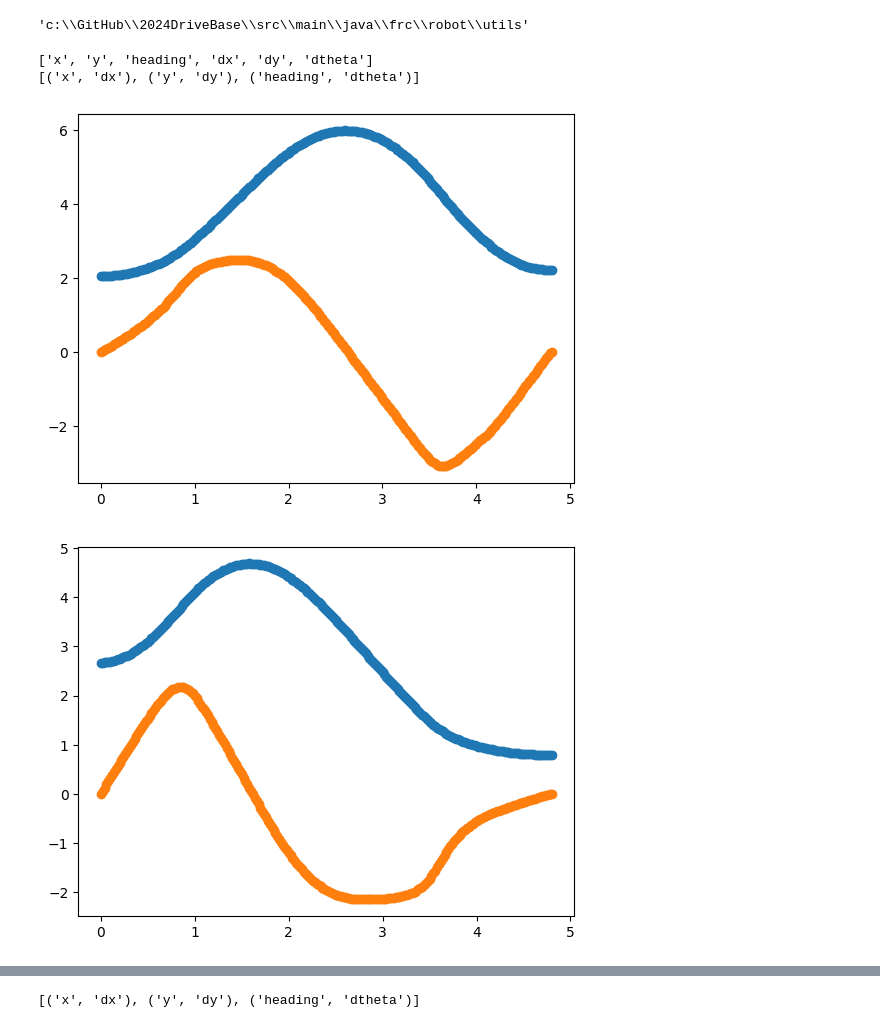
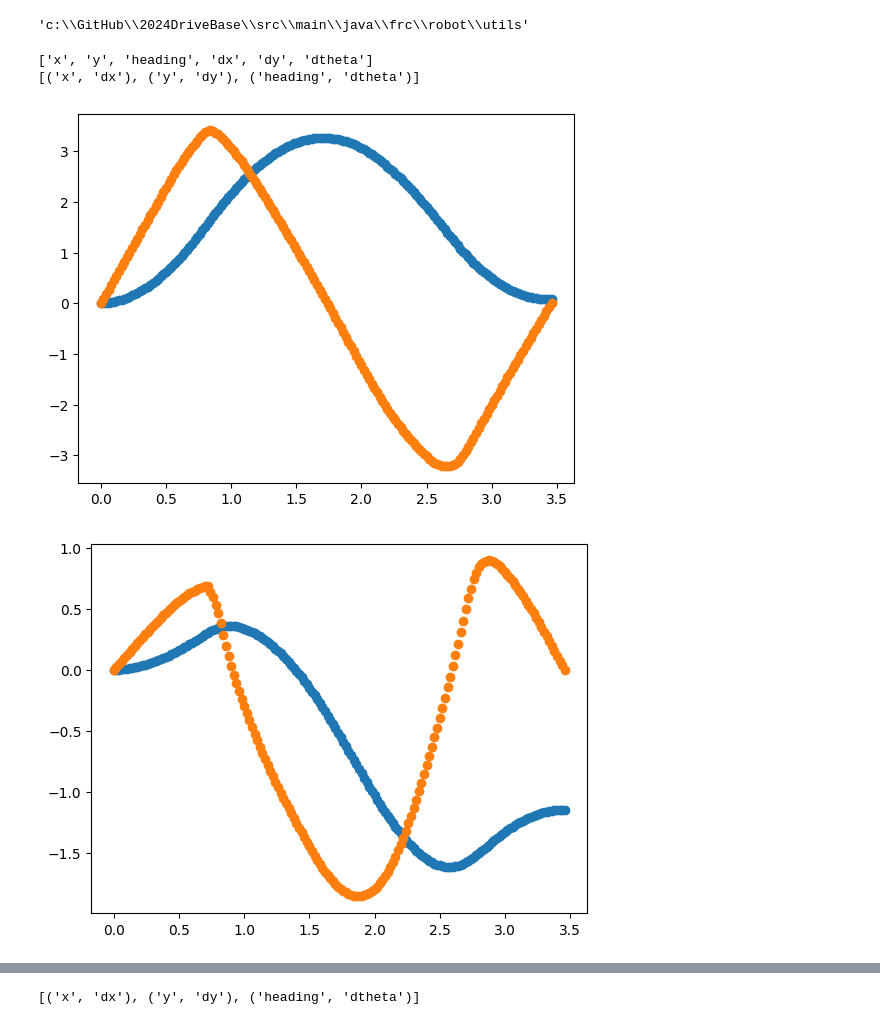
Before and after one commit to CCHS-FIRST-Robotics/2024RobotCode, a Jupyter notebook: src/main/java/frc/robot/utils/trajectory_analyzer.ipynb, the cells around one changed output, grey strips where cells are left out. Drawn from its saved outputs; the diff is of its cells as text; code cells hidden in the pictures.

```diff
--- a/src/main/java/frc/robot/utils/trajectory_analyzer.ipynb
+++ b/src/main/java/frc/robot/utils/trajectory_analyzer.ipynb
@@ -21,33 +21,33 @@ def get_data_from_csv(path):
         lines = f.readlines()
         for i, line in enumerate(lines):
             if i == 0:
                 line = line.strip()
                 line = line.split(',')
                 for heading in line:
                     headings.append(heading[1:-1]) # [1:-1] removes the quotes
                     data[heading[1:-1]] = []
                 continue
 
             line = line.strip()
             line = line.split(',')
             for i, value in enumerate(line):
                 data[headings[i]].append(float(value[1:-1])) # [1:-1] removes the quotes
 
     data['time'] = [i * dt for i in range(len(data['x']))]
     return data, headings
 
-data, headings = get_data_from_csv('../../../../../../data/ChoreoTraj.csv')
+data, headings = get_data_from_csv('../../../../../../data/CurveTest2.csv')
 
 print(headings)
 paired_headings = [(headings[i], headings[i+int(len(headings)/2)]) for i in range(0, int(len(headings) / 2))]
 print(paired_headings)
 
 for pair in paired_headings:
     plt.plot(data['time'], data[pair[0]], 'o')
     plt.plot(data['time'], data[pair[1]], 'o')
     plt.show()
 # %% [output]
 ['x', 'y', 'heading', 'dx', 'dy', 'dtheta']
 [('x', 'dx'), ('y', 'dy'), ('heading', 'dtheta')]
-[figure, old version]
+[figure, new version]
-[figure, old version]
+[figure, new version]
```
Also changed, not shown: parts of 2 cells of this notebook, 18 other files.
